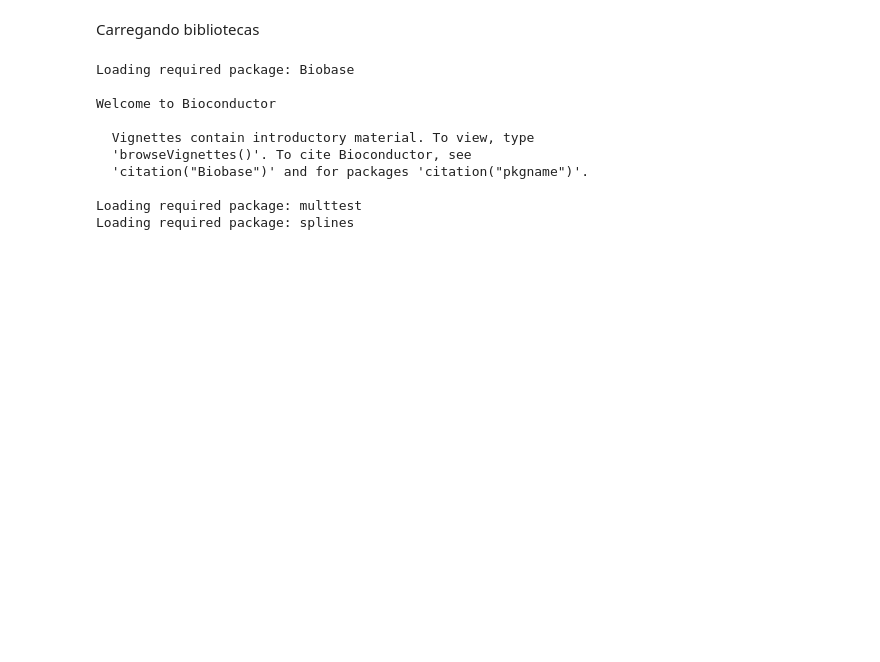
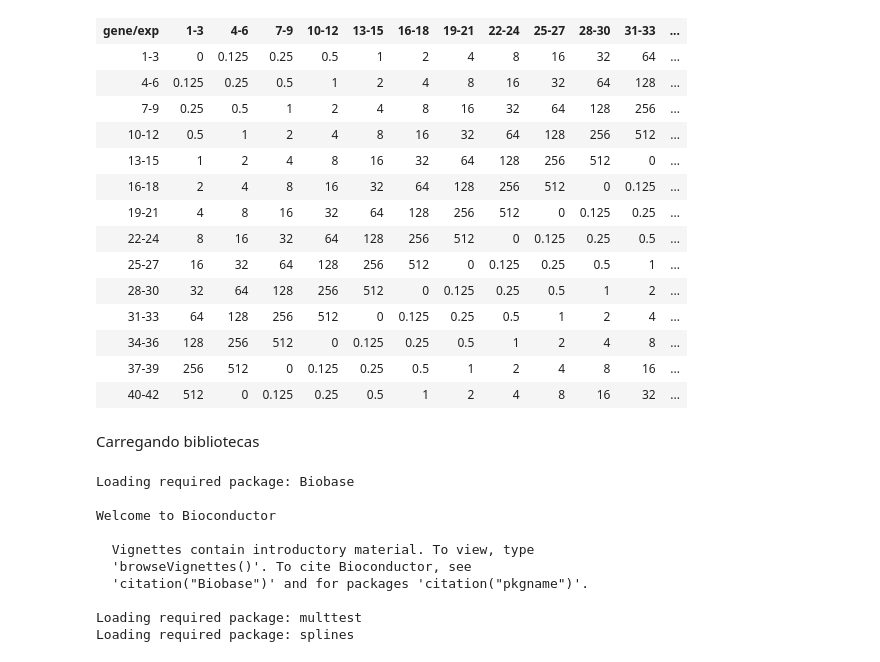
Before and after one commit to aivuk/geometric-microarrays, a Jupyter notebook: LatinSquareExperiment.ipynb, the cells around one changed output. Saved outputs shown, nothing was run; the diff lists cells and outputs as text; code cells hidden in the pictures; blank space fills up the shorter version.

Commit message:
Change table to HTML. 'calc_metric_tensor' is in mageom.py

```diff
--- a/LatinSquareExperiment.ipynb
+++ b/LatinSquareExperiment.ipynb
@@ -44,3 +18,22 @@ gene/exp & 1-3   & 4-6   & 7-9   & 10-12 & 13-15 & 16-18 & 19-21 & 22-24 & 25-27
+# %%
+s = open('table', 'r')
+HTML(s.read())
+# %% [output]
+| gene/exp | 1-3 | 4-6 | 7-9 | 10-12 | 13-15 | 16-18 | 19-21 | 22-24 | 25-27 | 28-30 | 31-33 | ... |
+| 1-3 | 0 | 0.125 | 0.25 | 0.5 | 1 | 2 | 4 | 8 | 16 | 32 | 64 | ... |
+| 4-6 | 0.125 | 0.25 | 0.5 | 1 | 2 | 4 | 8 | 16 | 32 | 64 | 128 | ... |
+| 7-9 | 0.25 | 0.5 | 1 | 2 | 4 | 8 | 16 | 32 | 64 | 128 | 256 | ... |
+| 10-12 | 0.5 | 1 | 2 | 4 | 8 | 16 | 32 | 64 | 128 | 256 | 512 | ... |
+| 13-15 | 1 | 2 | 4 | 8 | 16 | 32 | 64 | 128 | 256 | 512 | 0 | ... |
+| 16-18 | 2 | 4 | 8 | 16 | 32 | 64 | 128 | 256 | 512 | 0 | 0.125 | ... |
+| 19-21 | 4 | 8 | 16 | 32 | 64 | 128 | 256 | 512 | 0 | 0.125 | 0.25 | ... |
+| 22-24 | 8 | 16 | 32 | 64 | 128 | 256 | 512 | 0 | 0.125 | 0.25 | 0.5 | ... |
+| 25-27 | 16 | 32 | 64 | 128 | 256 | 512 | 0 | 0.125 | 0.25 | 0.5 | 1 | ... |
+| 28-30 | 32 | 64 | 128 | 256 | 512 | 0 | 0.125 | 0.25 | 0.5 | 1 | 2 | ... |
+| 31-33 | 64 | 128 | 256 | 512 | 0 | 0.125 | 0.25 | 0.5 | 1 | 2 | 4 | ... |
+| 34-36 | 128 | 256 | 512 | 0 | 0.125 | 0.25 | 0.5 | 1 | 2 | 4 | 8 | ... |
+| 37-39 | 256 | 512 | 0 | 0.125 | 0.25 | 0.5 | 1 | 2 | 4 | 8 | 16 | ... |
+| 40-42 | 512 | 0 | 0.125 | 0.25 | 0.5 | 1 | 2 | 4 | 8 | 16 | 32 | ... |
 # %% [markdown]
 Carregando bibliotecas
 # %%
```
Also changed, not shown: parts of 7 cells of this notebook, 2 other files.
